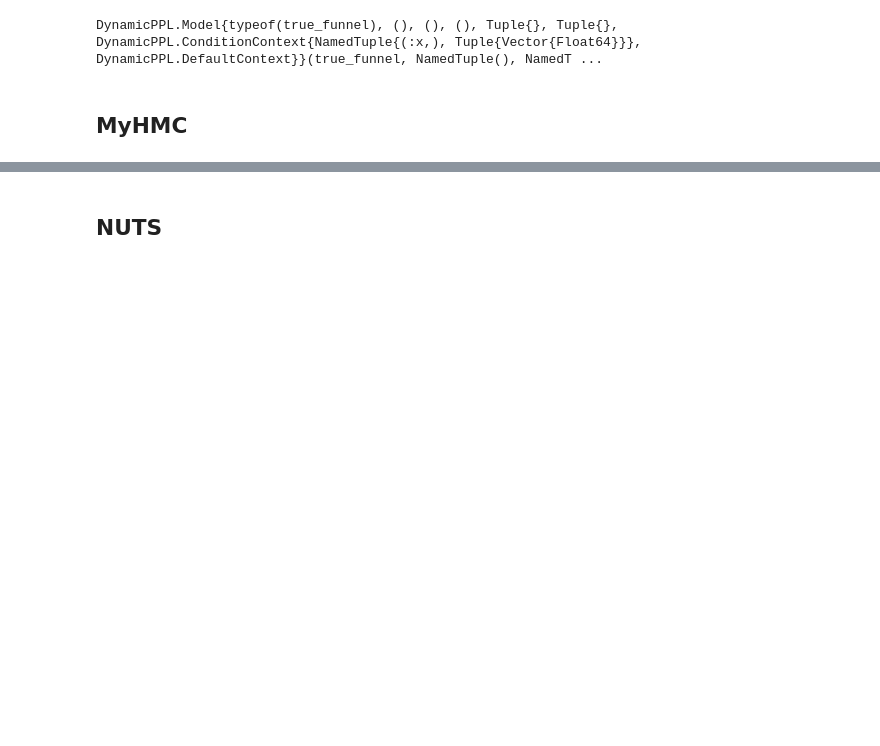
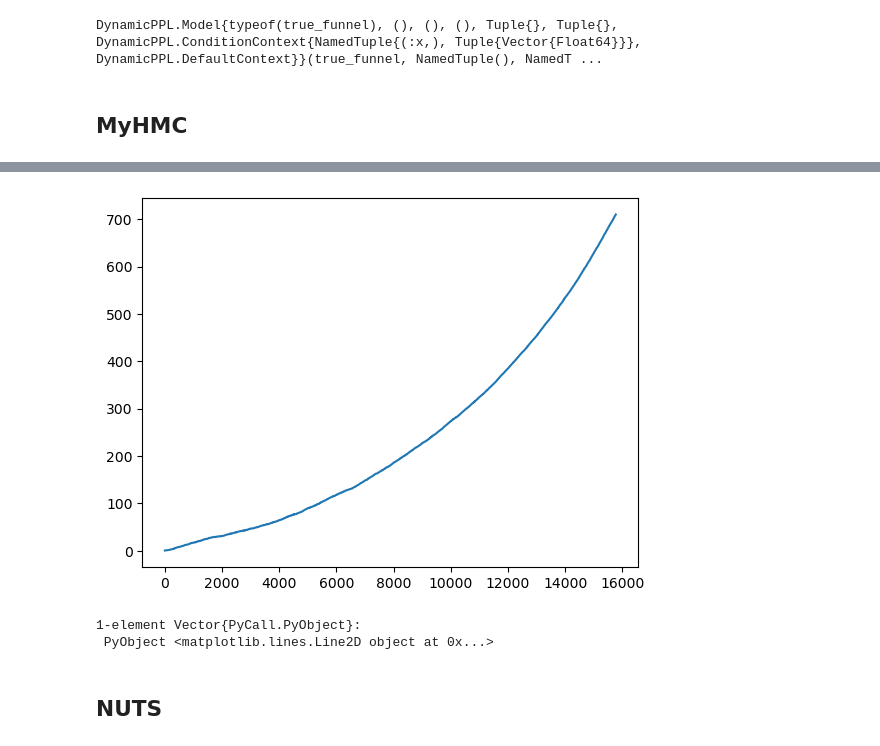
Before and after one commit to JaimeRZP/MyHMC, a Jupyter notebook: examples/Neals_funnel/Neals_funnel.ipynb, the cells around one changed output, grey strips where cells are left out. Saved outputs shown, nothing was run; the diff lists cells and outputs as text; code cells hidden in the pictures; blank space fills up the shorter version.

```diff
--- a/examples/Neals_funnel/Neals_funnel.ipynb
+++ b/examples/Neals_funnel/Neals_funnel.ipynb
@@ -46,6 +52,6 @@ DynamicPPL.Model{typeof(true_funnel), (), (), (), Tuple{}, Tuple{}, DynamicPPL.C
 # %% [markdown]
 ## MyHMC
 # %%
-spl = MyHMC.HMC(20, 0.25)
+spl = MyHMC.HMC(20, 0.05; sigma=ones(d))
 espl = externalsampler(spl)
 # %% [output]
@@ -53,4 +59,4 @@ Turing.Inference.ExternalSampler{MyHMC.MyHMCSampler}(MyHMC.MyHMCSampler(Settings
 # %%
-samples = sample(funnel_model, espl, 100_000);
+samples = sample(funnel_model, espl, 50_000);
 # %%
 theta_mchmc = [samples.value.data[i, 1, :][1] for i in axes(samples.value.data)[1]]
@@ -58,3 +82,9 @@ x10_mchmc = [samples.value.data[i, 10+1, :][1] for i in axes(samples.value.data)
+# %%
+plt.plot(theta_mchmc)
+# %% [output]
+[figure, added]
+1-element Vector{PyCall.PyObject}:
+ PyObject <matplotlib.lines.Line2D object at 0x...>
 # %% [markdown]
 ## NUTS
 # %%
```
Also changed, not shown: parts of 8 cells of this notebook, 4 other files.
